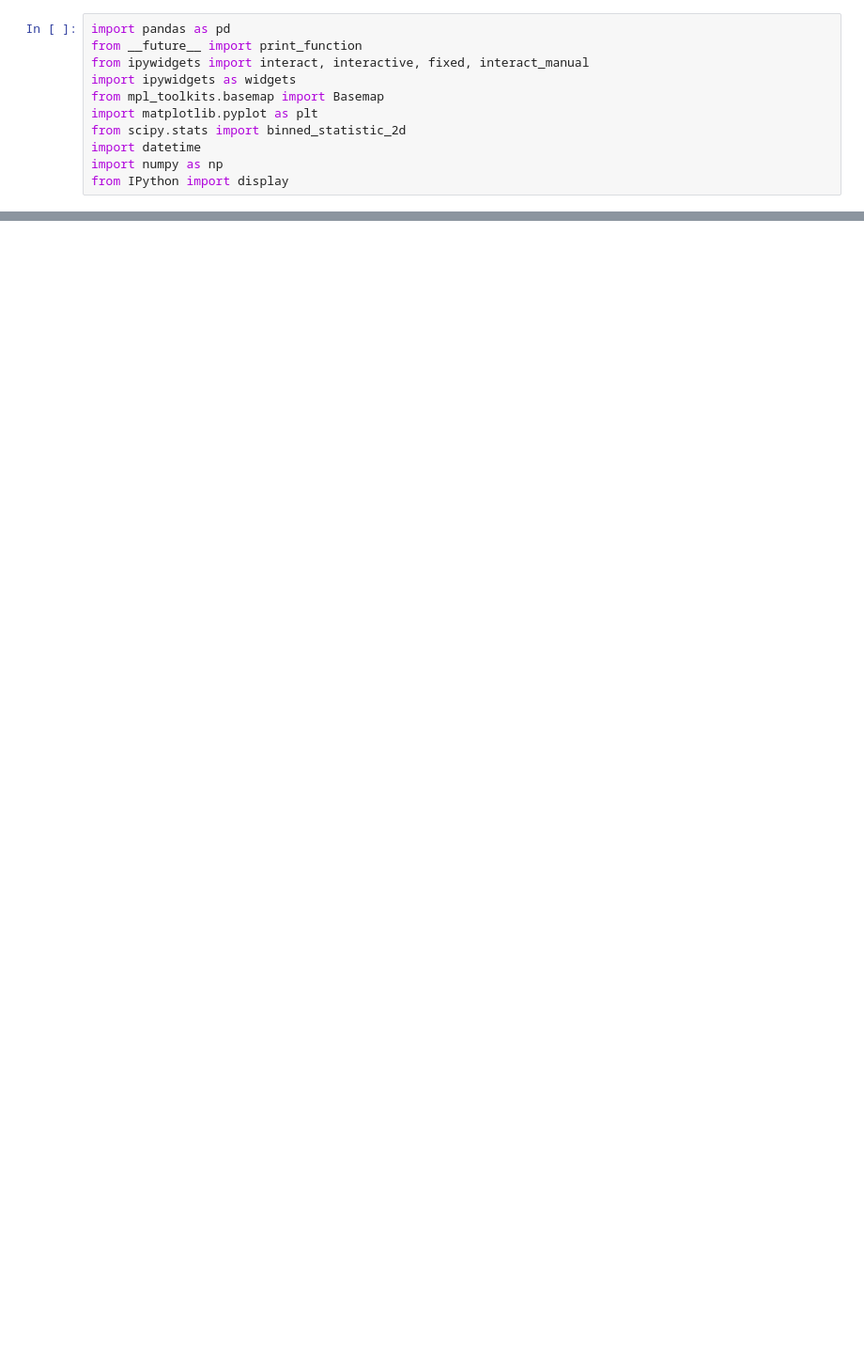
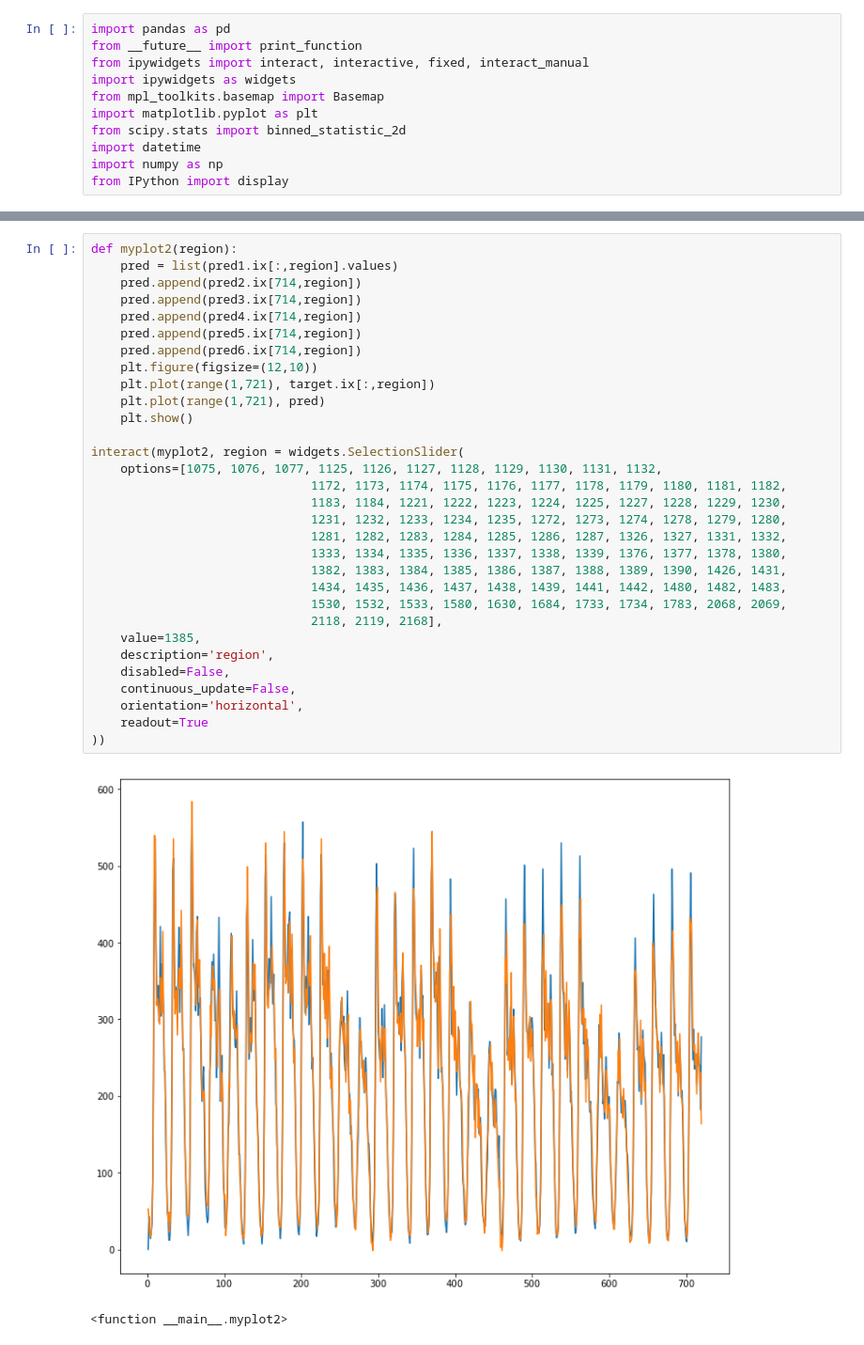
Before and after one commit to DariaBogdan/coursera_final_project, a Jupyter notebook: week7.ipynb, the cells around one changed output, grey strips where cells are left out. Shown: that part at 94% size. Drawn from its saved outputs; the diff is of its cells as text; blank space fills up the shorter version.

```diff
--- a/week7.ipynb
+++ b/week7.ipynb
@@ -167,0 +140,34 @@ http://server.arcgisonline.com/ArcGIS/rest/services/ESRI_Imagery_World_2D/MapSer
+# %%
+def myplot2(region):
+    pred = list(pred1.ix[:,region].values)
+    pred.append(pred2.ix[714,region])
+    pred.append(pred3.ix[714,region])
+    pred.append(pred4.ix[714,region])
+    pred.append(pred5.ix[714,region])
+    pred.append(pred6.ix[714,region])
+    plt.figure(figsize=(12,10))
+    plt.plot(range(1,721), target.ix[:,region])
+    plt.plot(range(1,721), pred)
+    plt.show()
+
+interact(myplot2, region = widgets.SelectionSlider(
+    options=[1075, 1076, 1077, 1125, 1126, 1127, 1128, 1129, 1130, 1131, 1132,
+                              1172, 1173, 1174, 1175, 1176, 1177, 1178, 1179, 1180, 1181, 1182,
+                              1183, 1184, 1221, 1222, 1223, 1224, 1225, 1227, 1228, 1229, 1230,
+                              1231, 1232, 1233, 1234, 1235, 1272, 1273, 1274, 1278, 1279, 1280,
+                              1281, 1282, 1283, 1284, 1285, 1286, 1287, 1326, 1327, 1331, 1332,
+                              1333, 1334, 1335, 1336, 1337, 1338, 1339, 1376, 1377, 1378, 1380,
+                              1382, 1383, 1384, 1385, 1386, 1387, 1388, 1389, 1390, 1426, 1431,
+                              1434, 1435, 1436, 1437, 1438, 1439, 1441, 1442, 1480, 1482, 1483,
+                              1530, 1532, 1533, 1580, 1630, 1684, 1733, 1734, 1783, 2068, 2069,
+                              2118, 2119, 2168],
+    value=1385,
+    description='region',
+    disabled=False,
+    continuous_update=False,
+    orientation='horizontal',
+    readout=True
+))
+# %% [output]
+[figure, added]
+<function __main__.myplot2>
```
Also changed, not shown: parts of 10 cells of this notebook.
